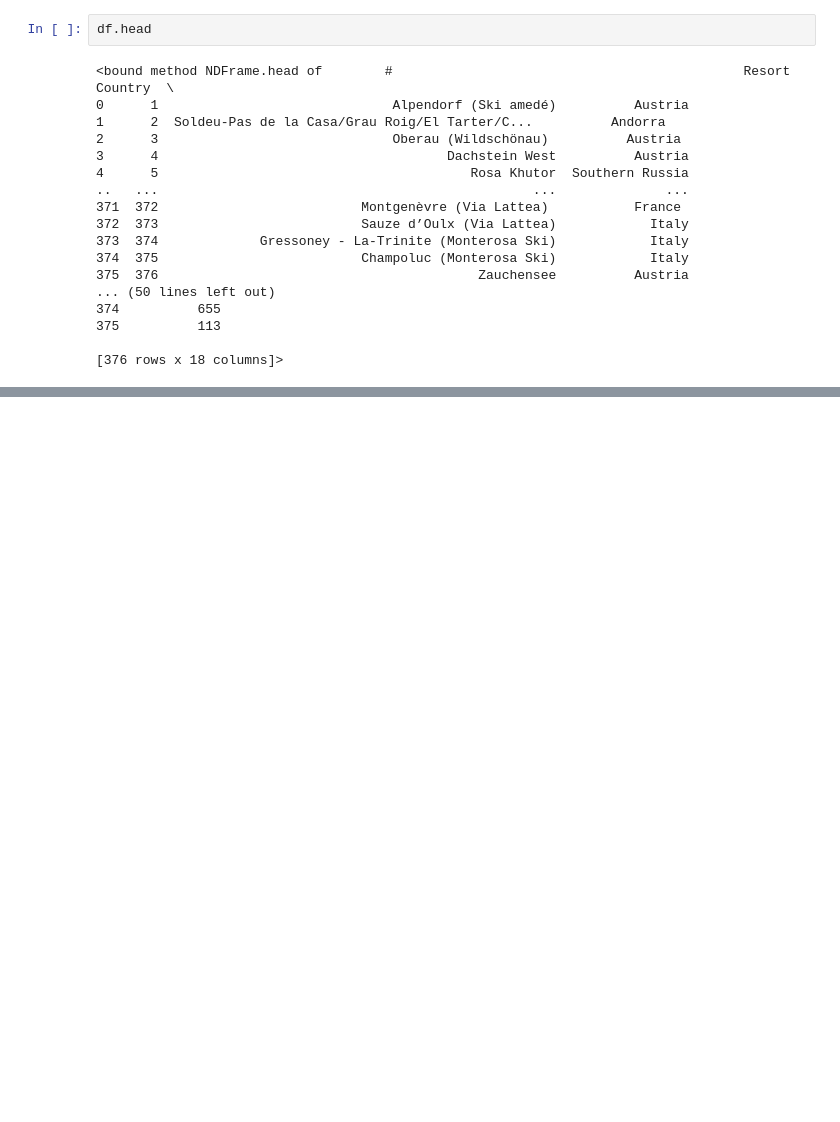
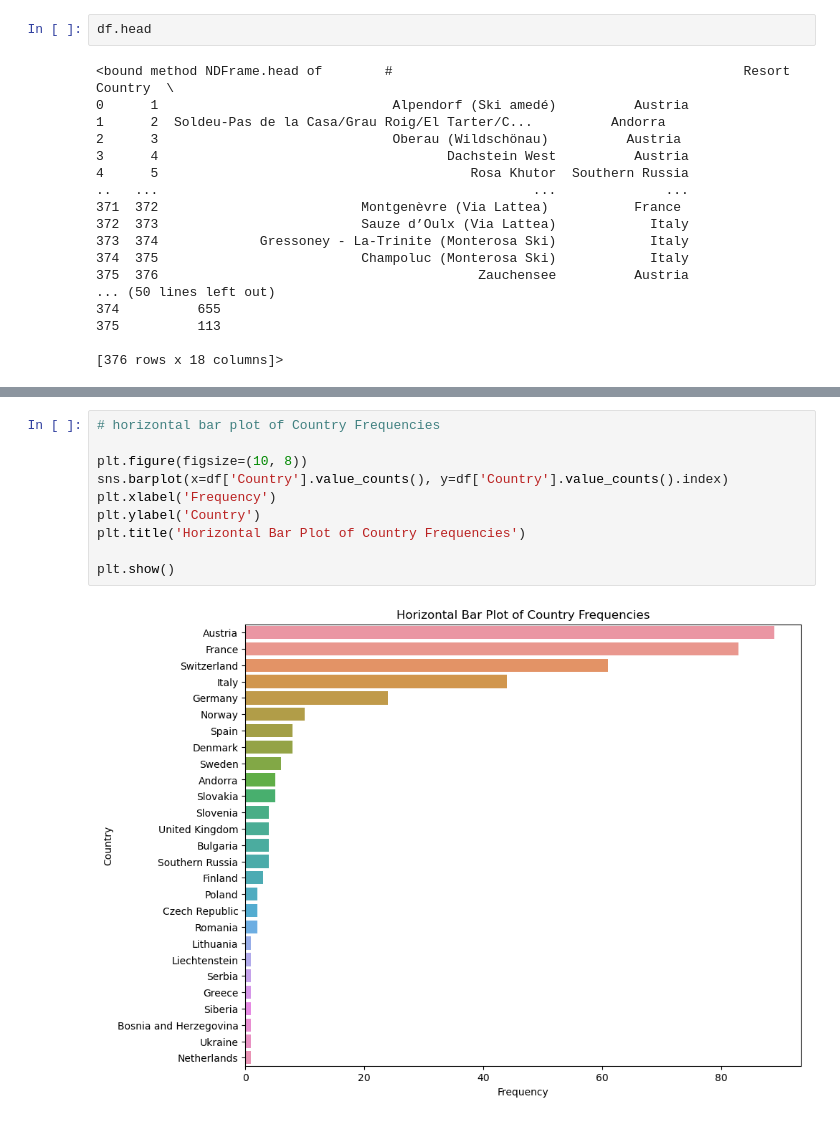
Before and after one commit to defunSM/European-Ski-Resort, a Jupyter notebook: code/02transform.ipynb, the cells around one changed output, grey strips where cells are left out. Cells and saved outputs as stored; diff of their text form; blank space fills up the shorter version.

```diff
--- a/code/02transform.ipynb
+++ b/code/02transform.ipynb
@@ -35,0 +52,12 @@ df.head
+# %%
+# horizontal bar plot of Country Frequencies
+
+plt.figure(figsize=(10, 8))
+sns.barplot(x=df['Country'].value_counts(), y=df['Country'].value_counts().index)
+plt.xlabel('Frequency')
+plt.ylabel('Country')
+plt.title('Horizontal Bar Plot of Country Frequencies')
+
+plt.show()
+# %% [output]
+[figure, added]
```
Also changed, not shown: parts of 11 cells of this notebook, 3 other files.
